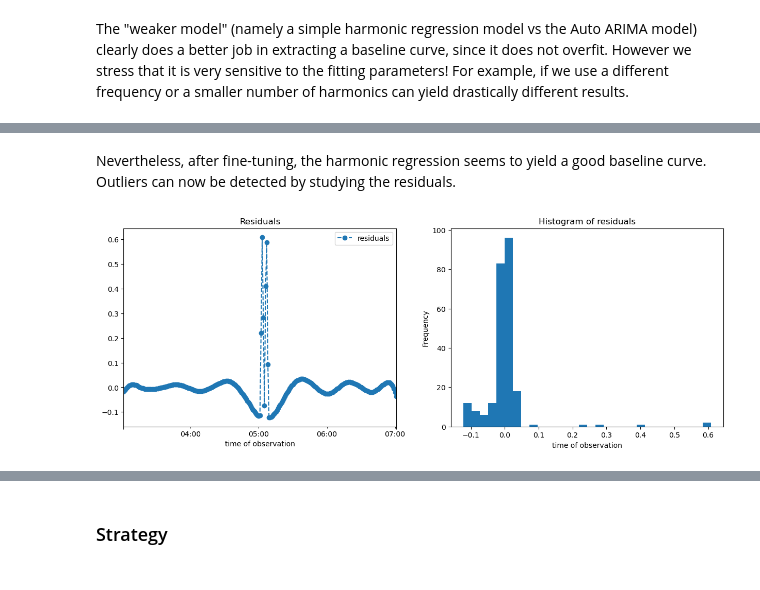
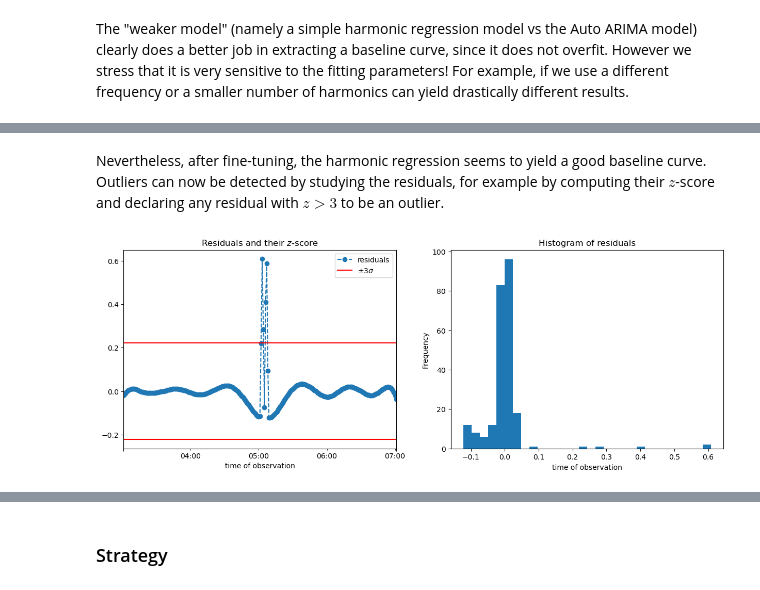
Before and after one commit to dHuberYoumans/DORIS, a Jupyter notebook: notebooks/finding_DORIS.ipynb, the cells around one changed output, grey strips where cells are left out. Saved outputs shown, nothing was run; the diff lists cells and outputs as text; code cells hidden in the pictures.

Commit message:
update notebooks/finding_DORIS.ipynb
start outlier detection via z-scores

```diff
--- a/notebooks/finding_DORIS.ipynb
+++ b/notebooks/finding_DORIS.ipynb
@@ -520,0 +531,9 @@ plt.show()
+# %%
+# CHANGING PARAMETERS OF HARMONIC REGRESSION
+
+# DATE OF MANOEUVRE
+man_date = str(mans6a2024.reset_index()['start'].iloc[4])
+
+feature, baseline, residuals = harmonic_reg(feature=dot_p,man_date=man_date,n_harmonics=8,freq=1/60.)
+
+plot_harm_reg(feature=feature,baseline=baseline,residuals=residuals,man_date=man_date,plot_resid=False)
@@ -521,21 +542,27 @@ plt.show()
 # %% [markdown]
-Nevertheless, after fine-tuning, the harmonic regression seems to yield a good baseline curve. Outliers can now be detected by studying the residuals.
+Nevertheless, after fine-tuning, the harmonic regression seems to yield a good baseline curve. Outliers can now be detected by studying the residuals, for example by computing their $z$-score and declaring any residual with $z > 3$ to be an outlier.
 # %%
 # COMPUTE RESIDUALS
 residuals = feature_normalised - baseline
 
 
 # PLOT RESIDUALS
 fig, ax = plt.subplots(ncols=2,nrows=1,figsize=(15,5))
 
 residuals.plot(style='o--',ax=ax[0],label='residuals',legend=True)
 ax[0].set_xlabel('time of observation')
-ax[0].set_title(f'Residuals')
+ax[0].set_title(r'Residuals and their $z$-score')
+ax[0].axhline(y=3*residuals.std(),color='r',label=r'$\pm3\sigma$')
+ax[0].axhline(y=-3*residuals.std(),color='r')
+ax[0].set_xlabel('time of observation')
+ax[0].legend()
 
 residuals.plot.hist(bins=30,ax=ax[1],legend=False)
 ax[1].set_xlabel('time of observation')
 ax[1].set_title(f'Histogram of residuals')
 
+
+
 plt.show()
 # %% [output]
-[figure, old version]
+[figure, new version]
```
Also changed, not shown: parts of 13 cells of this notebook.
